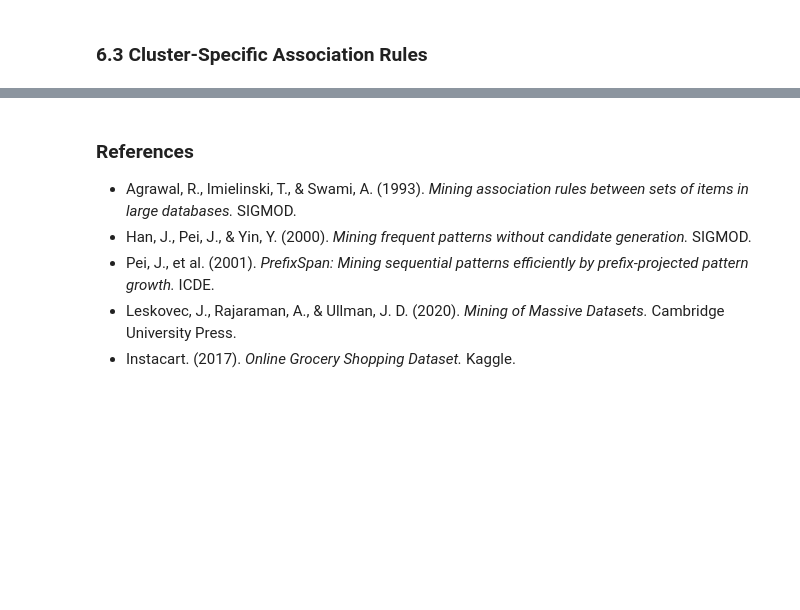
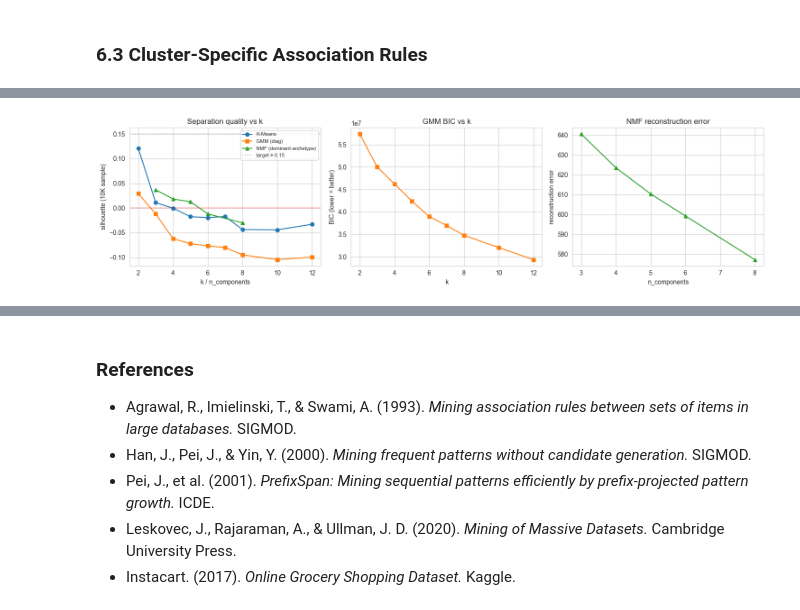
Before and after one commit to ahadh76221/csce676-data-mining-project, a Jupyter notebook: notebooks/project_final.ipynb, the cells around one changed output, grey strips where cells are left out. Drawn from its saved outputs; the diff is of its cells as text; code cells hidden in the pictures; blank space fills up the shorter version.

```diff
--- a/notebooks/project_final.ipynb
+++ b/notebooks/project_final.ipynb
@@ -1261,0 +1471,24 @@ now"). Temporal segmentation (RQ2) is a lower-cost tweak — valuable but narrow
+# %%
+fig, axes = plt.subplots(1, 3, figsize=(15, 4))
+km_df  = sweep_up[sweep_up["algo"] == "kmeans"].sort_values("k")
+gmm_df = sweep_up[sweep_up["algo"] == "gmm_diag"].sort_values("k")
+nmf_df = sweep_up[sweep_up["algo"] == "nmf"].sort_values("k")
+
+axes[0].plot(km_df["k"], km_df["silhouette"], "o-", label="K-Means")
+axes[0].plot(gmm_df["k"], gmm_df["silhouette"], "s-", label="GMM (diag)")
+axes[0].plot(nmf_df["k"], nmf_df["silhouette"], "^-", label="NMF (dominant-archetype)")
+axes[0].axhline(0.15, ls=":", color="grey", alpha=0.6, label="target ≥ 0.15")
+axes[0].axhline(0.0, ls="-", color="red", alpha=0.3)
+axes[0].set_xlabel("k / n_components"); axes[0].set_ylabel("silhouette (10K sample)")
+axes[0].set_title("Separation quality vs k"); axes[0].legend(fontsize=8)
+
+axes[1].plot(gmm_df["k"], gmm_df["bic"], "s-", color="tab:orange")
+axes[1].set_xlabel("k"); axes[1].set_ylabel("BIC (lower = better)")
+axes[1].set_title("GMM BIC vs k")
+
+axes[2].plot(nmf_df["k"], nmf_df["recon_err"], "^-", color="tab:green")
+axes[2].set_xlabel("n_components"); axes[2].set_ylabel("reconstruction error")
+axes[2].set_title("NMF reconstruction error")
+plt.tight_layout(); plt.show()
+# %% [output]
+[figure, added]
```
Also changed, not shown: parts of 45 cells of this notebook.
